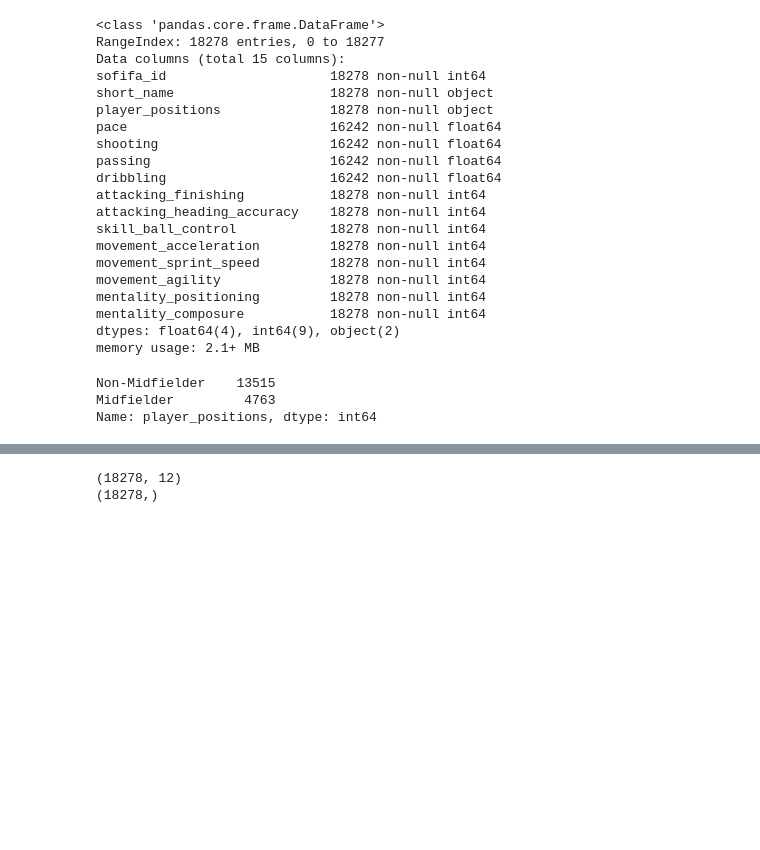
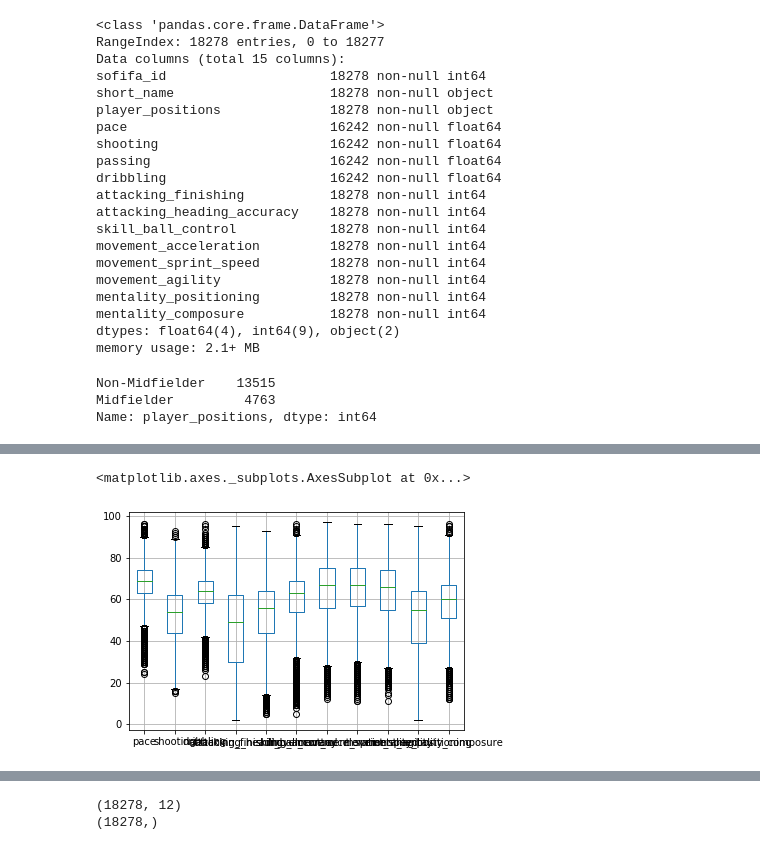
Before and after one commit to krisnagita/finalproject-machinelearning, a Jupyter notebook: tubes1.ipynb, the cells around one changed output, grey strips where cells are left out. Saved outputs shown, nothing was run; the diff lists cells and outputs as text; code cells hidden in the pictures; blank space fills up the shorter version.

```diff
--- a/tubes1.ipynb
+++ b/tubes1.ipynb
@@ -125,0 +123,6 @@ df.drop(columns=['sofifa_id','short_name'], inplace=True)
+# %%
+#Boxplot for Checking If Data Scalling Needed or Not
+df.boxplot(column=['pace','shooting', 'dribbling', 'attacking_finishing','attacking_heading_accuracy','skill_ball_control','movement_acceleration','movement_sprint_speed','movement_agility','mentality_positioning','mentality_composure'])
+# %% [output]
+<matplotlib.axes._subplots.AxesSubplot at 0x...>
+[figure, added]
```
Also changed, not shown: parts of 19 cells of this notebook.
